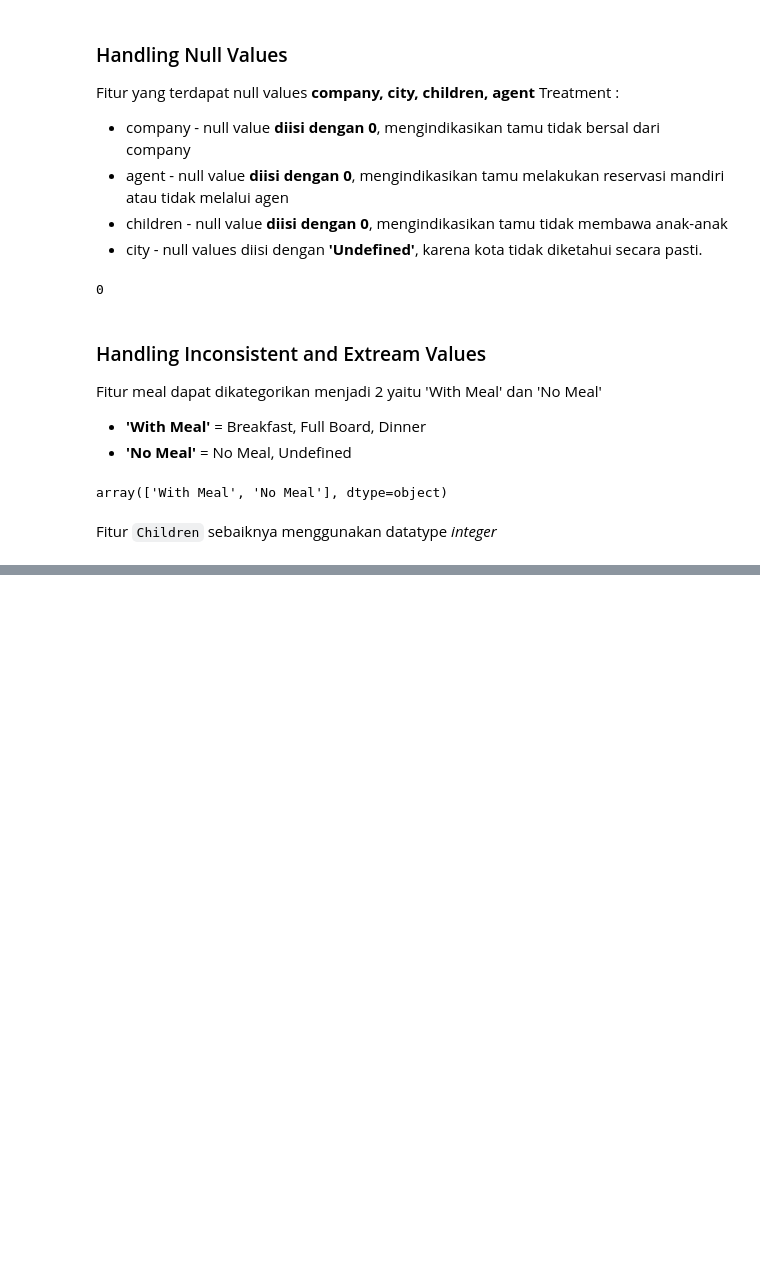
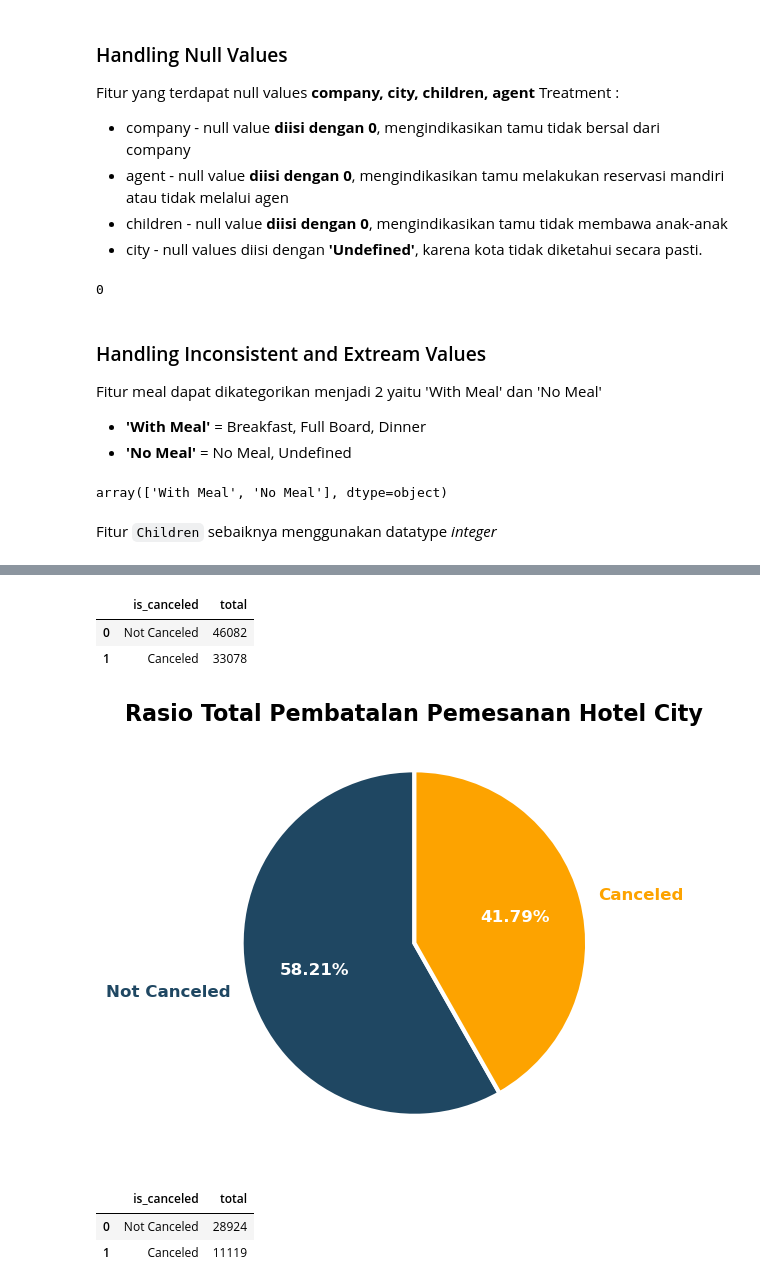
Before and after one commit to imalfunadam/Investigate-Hotel-Business-using-Data-Visualization, a Jupyter notebook: Investigate-Hotel-Business-using-Data-Visualization.ipynb, the cells around one changed output, grey strips where cells are left out. Cells and saved outputs as stored; diff of their text form; code cells hidden in the pictures; blank space fills up the shorter version.

```diff
--- a/Investigate-Hotel-Business-using-Data-Visualization.ipynb
+++ b/Investigate-Hotel-Business-using-Data-Visualization.ipynb
@@ -288,0 +529,51 @@ df_clean['children'] = df_clean['children'].astype('int64')
+# %%
+df_city = df_c[df_c['hotel']=='City Hotel']
+
+# group fitur iscanceled dan agregasi menggunakan count
+cancel = df_city.groupby('is_canceled')[['is_canceled']].count()
+#-------------------------------------------------------------------
+cancel.columns = ['total']
+cancel.reset_index(inplace=True)
+
+lgn = {0: 'Not Canceled',
+       1: 'Canceled'}
+cancel['is_canceled'] = cancel['is_canceled'].map(lgn)
+cancel
+# %% [output]
+|  | is_canceled | total |
+| 0 | Not Canceled | 46082 |
+| 1 | Canceled | 33078 |
+# %%
+fig, ax = plt.subplots(figsize=(6, 6))
+#-------------------------------------------------------------------
+patches, texts, pcts = ax.pie(
+    cancel['total'], labels=cancel['is_canceled'], autopct='%.2f%%',
+    wedgeprops={'linewidth': 3.0, 'edgecolor': 'white'},
+    textprops={'size': 'large'},
+    startangle=90, colors=['#1f4762', '#fda300'])
+#-------------------------------------------------------------------
+for i, patch in enumerate(patches):
+  texts[i].set_color(patch.get_facecolor())
+plt.setp(pcts, color='white', fontweight='bold')
+plt.setp(texts, fontweight=600)
+ax.set_title('Rasio Total Pembatalan Pemesanan Hotel City', fontsize=16, pad=5, loc='center',fontweight='bold')
+plt.tight_layout()
+# %% [output]
+[figure, added]
+# %%
+df_resort = df_c[df_c['hotel']=='Resort Hotel']
+
+# group fitur iscanceled dan agregasi menggunakan count
+cancel = df_resort.groupby('is_canceled')[['is_canceled']].count()
+#-------------------------------------------------------------------
+cancel.columns = ['total']
+cancel.reset_index(inplace=True)
+
+lgn = {0: 'Not Canceled',
+       1: 'Canceled'}
+cancel['is_canceled'] = cancel['is_canceled'].map(lgn)
+cancel
+# %% [output]
+|  | is_canceled | total |
+| 0 | Not Canceled | 28924 |
+| 1 | Canceled | 11119 |
```
Also changed, not shown: parts of 45 cells of this notebook.
